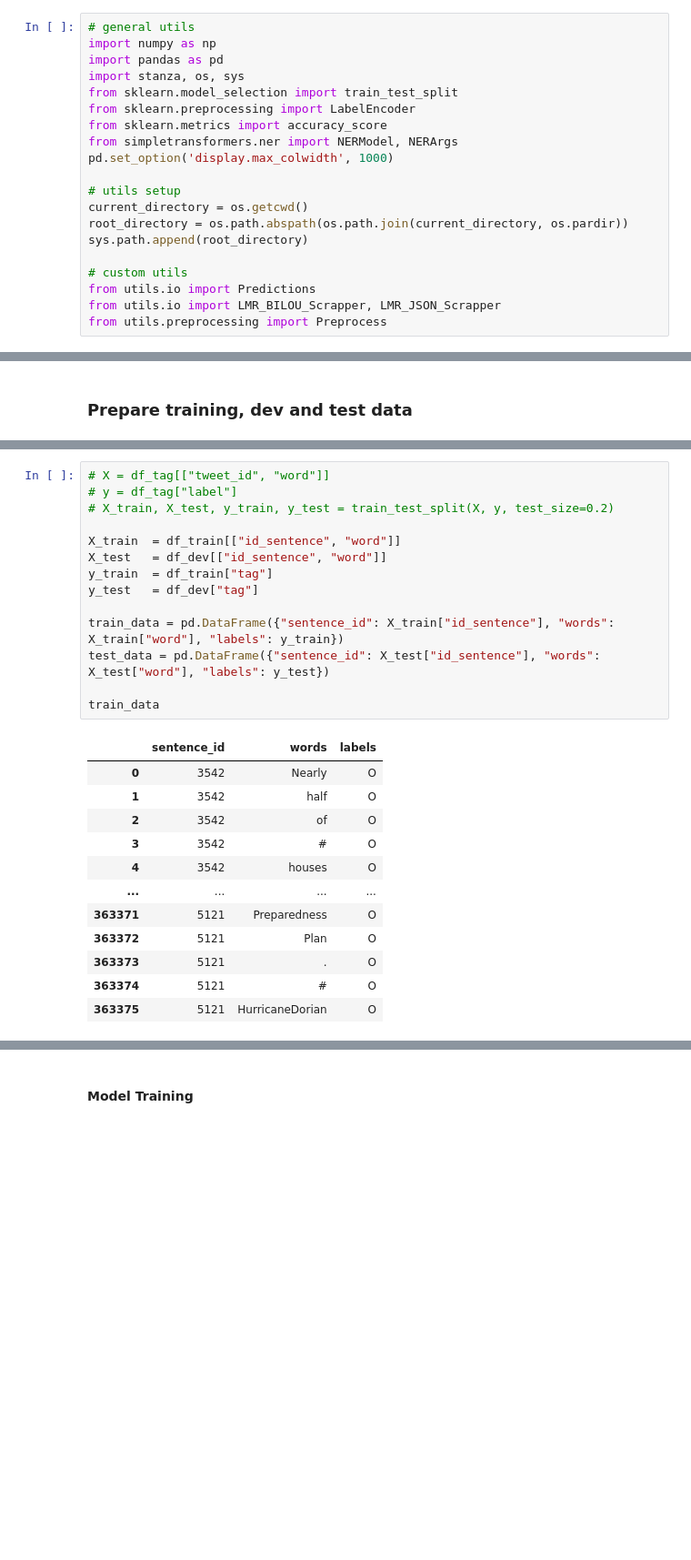
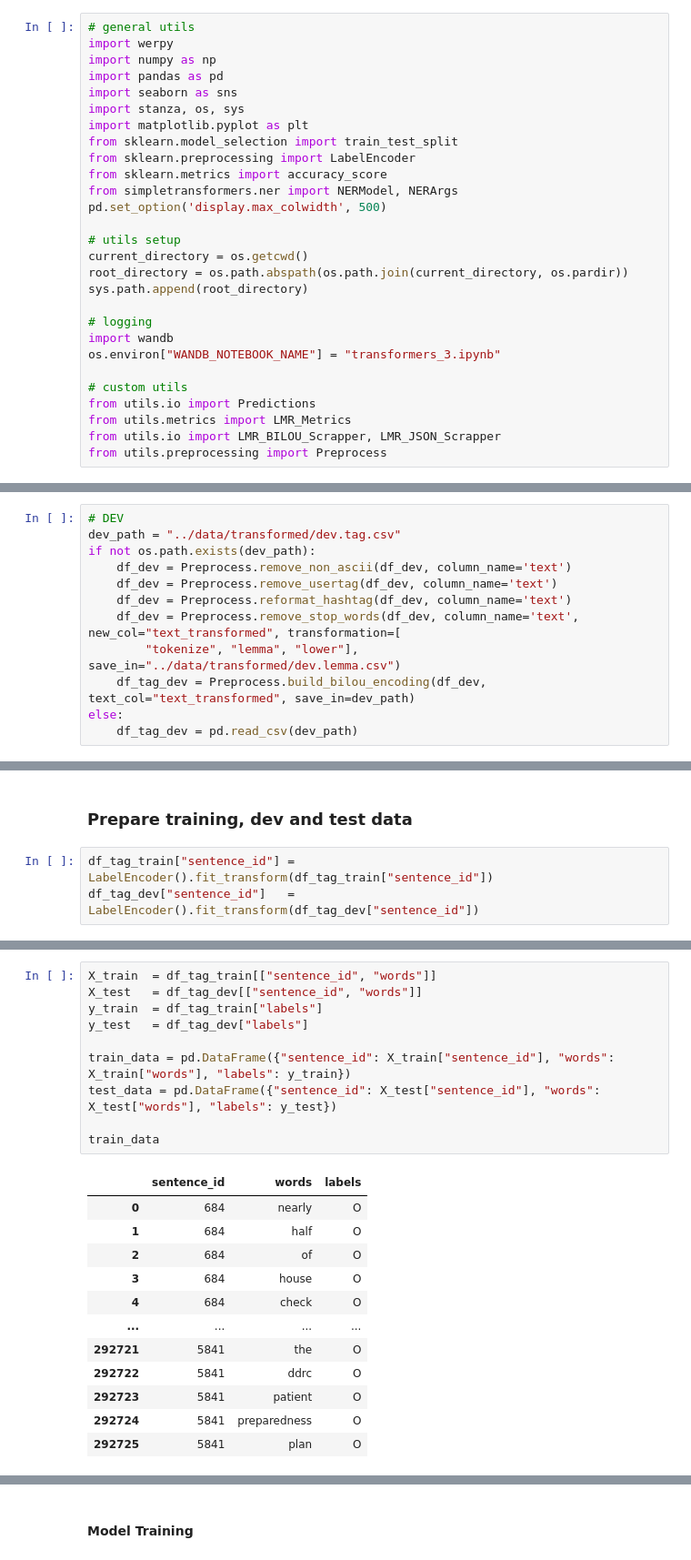
Before and after one commit to Genereux-akotenou/MSL-Location-Mention-Recognition, a Jupyter notebook: approach_3/transformers_3.ipynb, the cells around one changed output, grey strips where cells are left out. Shown: that part at 91% size. Drawn from its saved outputs; the diff is of its cells as text; blank space fills up the shorter version.

```diff
--- a/approach_3/transformers_3.ipynb
+++ b/approach_3/transformers_3.ipynb
@@ -29,21 +25,29 @@ Requirement already satisfied: tqdm in /opt/anaconda3/lib/python3.11/site-packag
 # %%
 # general utils
+import werpy
 import numpy as np
 import pandas as pd
+import seaborn as sns
 import stanza, os, sys
+import matplotlib.pyplot as plt
 from sklearn.model_selection import train_test_split
 from sklearn.preprocessing import LabelEncoder
 from sklearn.metrics import accuracy_score
 from simpletransformers.ner import NERModel, NERArgs
-pd.set_option('display.max_colwidth', 1000)
+pd.set_option('display.max_colwidth', 500)
 
 # utils setup
 current_directory = os.getcwd()
 root_directory = os.path.abspath(os.path.join(current_directory, os.pardir))
 sys.path.append(root_directory)
 
+# logging
+import wandb
+os.environ["WANDB_NOTEBOOK_NAME"] = "transformers_3.ipynb"
+
 # custom utils
 from utils.io import Predictions
+from utils.metrics import LMR_Metrics
 from utils.io import LMR_BILOU_Scrapper, LMR_JSON_Scrapper
 from utils.preprocessing import Preprocess
 # %% [markdown]
@@ -183,0 +170,12 @@ See the caveats in the documentation: https://pandas.pydata.org/pandas-docs/stab
+# %%
+# DEV
+dev_path = "../data/transformed/dev.tag.csv"
+if not os.path.exists(dev_path):
+    df_dev = Preprocess.remove_non_ascii(df_dev, column_name='text')
+    df_dev = Preprocess.remove_usertag(df_dev, column_name='text')
+    df_dev = Preprocess.reformat_hashtag(df_dev, column_name='text')
+    df_dev = Preprocess.remove_stop_words(df_dev, column_name='text', new_col="text_transformed", transformation=[
+        "tokenize", "lemma", "lower"], save_in="../data/transformed/dev.lemma.csv")
+    df_tag_dev = Preprocess.build_bilou_encoding(df_dev, text_col="text_transformed", save_in=dev_path)
+else:
+    df_tag_dev = pd.read_csv(dev_path)
@@ -250,2 +213,5 @@ df_train.head()
 # %% [markdown]
 ### **Prepare training, dev and test data**
+# %%
+df_tag_train["sentence_id"] = LabelEncoder().fit_transform(df_tag_train["sentence_id"])
+df_tag_dev["sentence_id"]   = LabelEncoder().fit_transform(df_tag_dev["sentence_id"])
@@ -252,27 +227,23 @@ df_train.head()
 # %%
-# X = df_tag[["tweet_id", "word"]]
-# y = df_tag["label"]
-# X_train, X_test, y_train, y_test = train_test_split(X, y, test_size=0.2)
+X_train  = df_tag_train[["sentence_id", "words"]]
+X_test   = df_tag_dev[["sentence_id", "words"]]
+y_train  = df_tag_train["labels"]
+y_test   = df_tag_dev["labels"]
 
-X_train  = df_train[["id_sentence", "word"]]
-X_test   = df_dev[["id_sentence", "word"]]
-y_train  = df_train["tag"]
-y_test   = df_dev["tag"]
-
-train_data = pd.DataFrame({"sentence_id": X_train["id_sentence"], "words": X_train["word"], "labels": y_train})
-test_data = pd.DataFrame({"sentence_id": X_test["id_sentence"], "words": X_test["word"], "labels": y_test})
+train_data = pd.DataFrame({"sentence_id": X_train["sentence_id"], "words": X_train["words"], "labels": y_train})
+test_data = pd.DataFrame({"sentence_id": X_test["sentence_id"], "words": X_test["words"], "labels": y_test})
 
 train_data
 # %% [output]
 |  | sentence_id | words | labels |
-| 0 | 3542 | Nearly | O |
-| 1 | 3542 | half | O |
-| 2 | 3542 | of | O |
-| 3 | 3542 | # | O |
-| 4 | 3542 | houses | O |
+| 0 | 684 | nearly | O |
+| 1 | 684 | half | O |
+| 2 | 684 | of | O |
+| 3 | 684 | house | O |
+| 4 | 684 | check | O |
 | ... | ... | ... | ... |
-| 363371 | 5121 | Preparedness | O |
-| 363372 | 5121 | Plan | O |
-| 363373 | 5121 | . | O |
-| 363374 | 5121 | # | O |
-| 363375 | 5121 | HurricaneDorian | O |
+| 292721 | 5841 | the | O |
+| 292722 | 5841 | ddrc | O |
+| 292723 | 5841 | patient | O |
+| 292724 | 5841 | preparedness | O |
+| 292725 | 5841 | plan | O |
```
Also changed, not shown: parts of 39 cells of this notebook, 21 other files.
